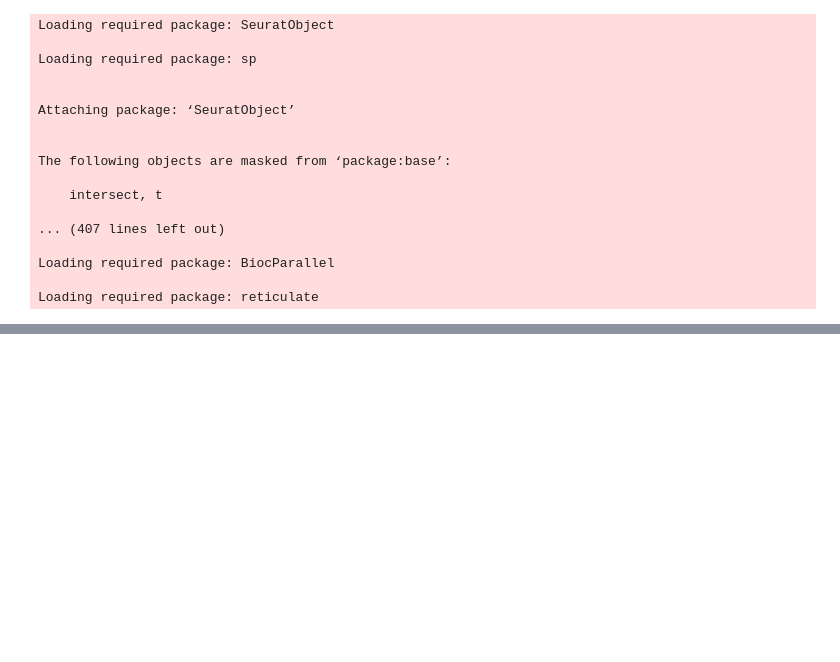
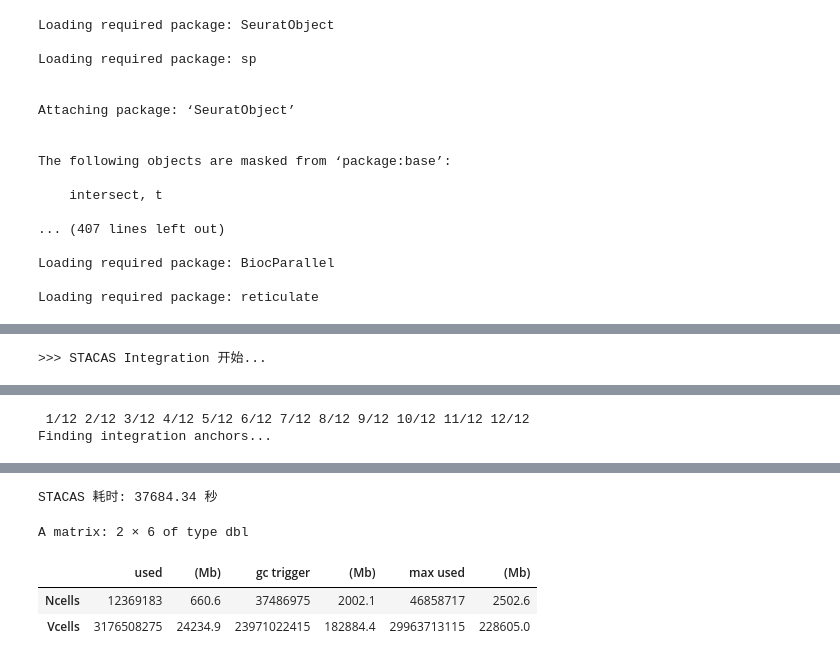
Before and after one commit to FY10086/Prostate-Altas, a Jupyter notebook: 06-Sketch_integration.ipynb, the cells around one changed output, grey strips where cells are left out. Cells and saved outputs as stored; diff of their text form; code cells hidden in the pictures; blank space fills up the shorter version.

```diff
--- a/06-Sketch_integration.ipynb
+++ b/06-Sketch_integration.ipynb
@@ -54,0 +188,16 @@ dim(seu)
+# %%
+#### ========== Part 2d: FastMNN (MNN) 整合 ========== ####
+cat(">>> FastMNN Integration 开始...\n")
+t_mnn <- system.time({
+  seu <- IntegrateLayers(
+    object = seu,
+    method = FastMNNIntegration,
+    orig.reduction = "pca",
+    new.reduction = "mnn",
+    verbose = FALSE
+  )
+})
+cat("FastMNN 耗时:", t_mnn["elapsed"], "秒\n")
+DefaultAssay(seu[["mnn"]]) <- "sketch"
+
+qs::qsave(seu, "/home/data/tanglei/project/prostate_altas/output/06/Sketch_Integration.qs")
@@ -54,0 +585,56 @@ dim(seu)
+# %%
+#### ========== Part 6: STACAS 整合 ========== ####
+## STACAS 专为大规模 atlas 整合设计，基于 anchor-based 但优化了锚点选择
+## 注意：STACAS 在大数据集上也较慢
+cat(">>> STACAS Integration 开始...\n")
+
+t_stacas <- system.time({
+  ## STACAS 需要 per-sample Seurat list（已预处理）
+  seu_joined <- JoinLayers(seu)
+  seu_list <- SplitObject(seu_joined, split.by = batch_var)
+  rm(seu_joined); gc()
+
+  ## 每个样本做预处理
+  seu_list <- lapply(seu_list, function(x) {
+    x <- NormalizeData(x, verbose = FALSE)
+    x <- FindVariableFeatures(x, nfeatures = n_hvg, verbose = FALSE)
+    return(x)
+  })
+
+  ## 找锚点（STACAS 的核心优势：自动过滤不可靠锚点）
+  anchors <- FindAnchors.STACAS(
+    seu_list,
+    dims = n_dims,
+    anchor.features = n_hvg
+  )
+
+  ## 整合
+  seu_stacas <- IntegrateData(
+    anchorset = anchors,
+    dims = n_dims
+  )
+
+  ## 在 integrated assay 上做 PCA
+  DefaultAssay(seu_stacas) <- "integrated"
+  seu_stacas <- ScaleData(seu_stacas, verbose = FALSE)
+  seu_stacas <- RunPCA(seu_stacas, npcs = n_pcs, verbose = FALSE)
+
+  ## 提取 corrected PCA embedding
+  stacas_emb <- Embeddings(seu_stacas, reduction = "pca")
+  stacas_emb <- stacas_emb[colnames(seu), ]
+  colnames(stacas_emb) <- paste0("stacas_", seq_len(ncol(stacas_emb)))
+})
+
+## 存回主对象
+seu[["stacas"]] <- CreateDimReducObject(
+  embeddings = stacas_emb,
+  key = "stacas_",
+  assay = "sketch"
+)
+cat("STACAS 耗时:", t_stacas["elapsed"], "秒\n")
+
+rm(seu_list, anchors, seu_stacas, stacas_emb); gc()
+
+qs::qsave(seu, "/home/data/tanglei/project/prostate_altas/output/06/Sketch_Integration.qs")
+# %% [output]
+>>> STACAS Integration 开始...
@@ -54,0 +656,2 @@ dim(seu)
+ 1/12 2/12 3/12 4/12 5/12 6/12 7/12 8/12 9/12 10/12 11/12 12/12
+Finding integration anchors...
@@ -54,0 +675,5 @@ dim(seu)
+STACAS 耗时: 37684.34 秒
+A matrix: 2 × 6 of type dbl
+|  | used | (Mb) | gc trigger | (Mb) | max used | (Mb) |
+| Ncells | 12369183 | 660.6 | 37486975 | 2002.1 | 46858717 | 2502.6 |
+| Vcells | 3176508275 | 24234.9 | 23971022415 | 182884.4 | 29963713115 | 228605.0 |
```
Also changed, not shown: parts of 21 cells of this notebook, 3 other files.
